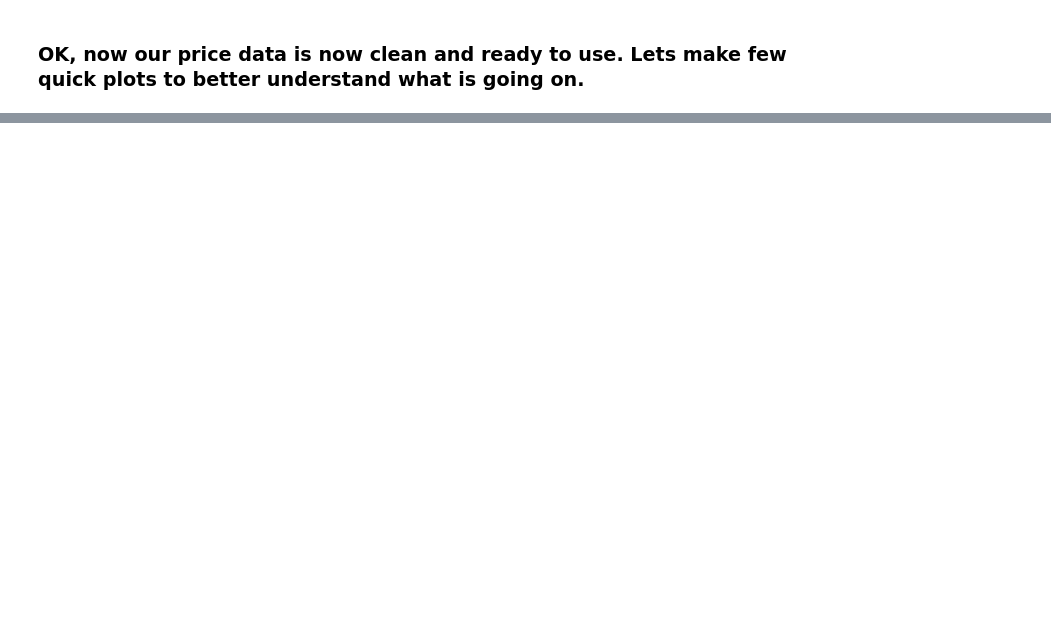
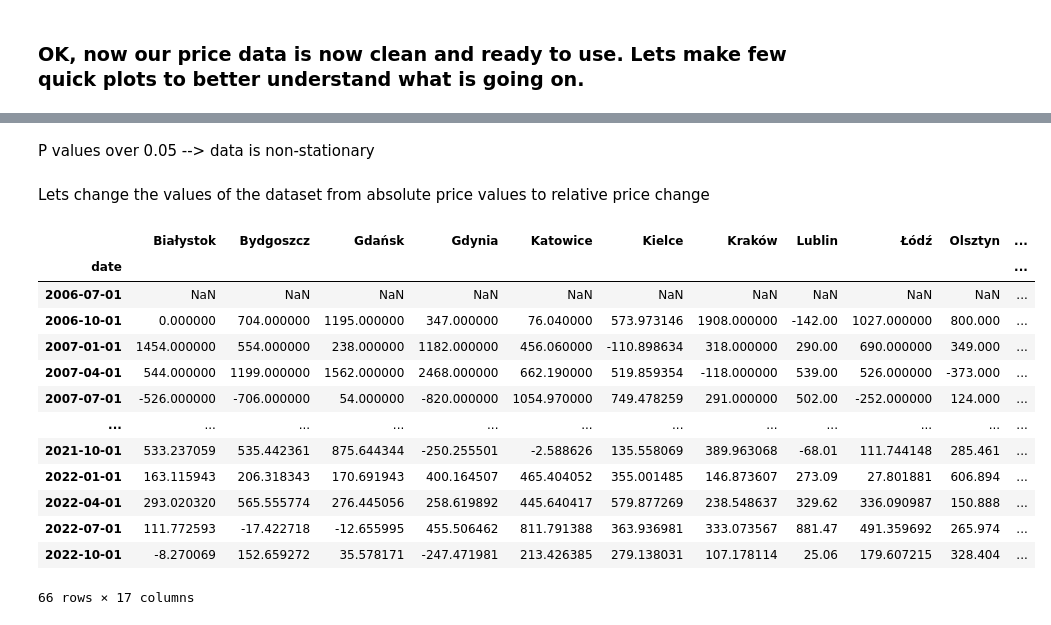
Before and after one commit to tomczykart/housing-market-prediction, a Jupyter notebook: notebooks/housing_prices.ipynb, the cells around one changed output, grey strips where cells are left out. Cells and saved outputs as stored; diff of their text form; code cells hidden in the pictures; blank space fills up the shorter version.

```diff
--- a/notebooks/housing_prices.ipynb
+++ b/notebooks/housing_prices.ipynb
@@ -149,0 +247,22 @@ Text(0.5, 1.0, 'Offer prices for new flats in Poland')
+# %% [markdown]
+P values over 0.05 --> data is non-stationary
+# %% [markdown]
+Lets change the values of the dataset from absolute price values to relative price change
+# %%
+df_rel = df - df.shift()
+df_rel
+# %% [output]
+|  | Białystok | Bydgoszcz | Gdańsk | Gdynia | Katowice | Kielce | Kraków | Lublin | Łódź | Olsztyn | ... |
+| date |  |  |  |  |  |  |  |  |  |  | ... |
+| 2006-07-01 | NaN | NaN | NaN | NaN | NaN | NaN | NaN | NaN | NaN | NaN | ... |
+| 2006-10-01 | 0.000000 | 704.000000 | 1195.000000 | 347.000000 | 76.040000 | 573.973146 | 1908.000000 | -142.00 | 1027.000000 | 800.000 | ... |
+| 2007-01-01 | 1454.000000 | 554.000000 | 238.000000 | 1182.000000 | 456.060000 | -110.898634 | 318.000000 | 290.00 | 690.000000 | 349.000 | ... |
+| 2007-04-01 | 544.000000 | 1199.000000 | 1562.000000 | 2468.000000 | 662.190000 | 519.859354 | -118.000000 | 539.00 | 526.000000 | -373.000 | ... |
+| 2007-07-01 | -526.000000 | -706.000000 | 54.000000 | -820.000000 | 1054.970000 | 749.478259 | 291.000000 | 502.00 | -252.000000 | 124.000 | ... |
+| ... | ... | ... | ... | ... | ... | ... | ... | ... | ... | ... | ... |
+| 2021-10-01 | 533.237059 | 535.442361 | 875.644344 | -250.255501 | -2.588626 | 135.558069 | 389.963068 | -68.01 | 111.744148 | 285.461 | ... |
+| 2022-01-01 | 163.115943 | 206.318343 | 170.691943 | 400.164507 | 465.404052 | 355.001485 | 146.873607 | 273.09 | 27.801881 | 606.894 | ... |
+| 2022-04-01 | 293.020320 | 565.555774 | 276.445056 | 258.619892 | 445.640417 | 579.877269 | 238.548637 | 329.62 | 336.090987 | 150.888 | ... |
+| 2022-07-01 | 111.772593 | -17.422718 | -12.655995 | 455.506462 | 811.791388 | 363.936981 | 333.073567 | 881.47 | 491.359692 | 265.974 | ... |
+| 2022-10-01 | -8.270069 | 152.659272 | 35.578171 | -247.471981 | 213.426385 | 279.138031 | 107.178114 | 25.06 | 179.607215 | 328.404 | ... |
+66 rows × 17 columns
```
Also changed, not shown: parts of 18 cells of this notebook.
